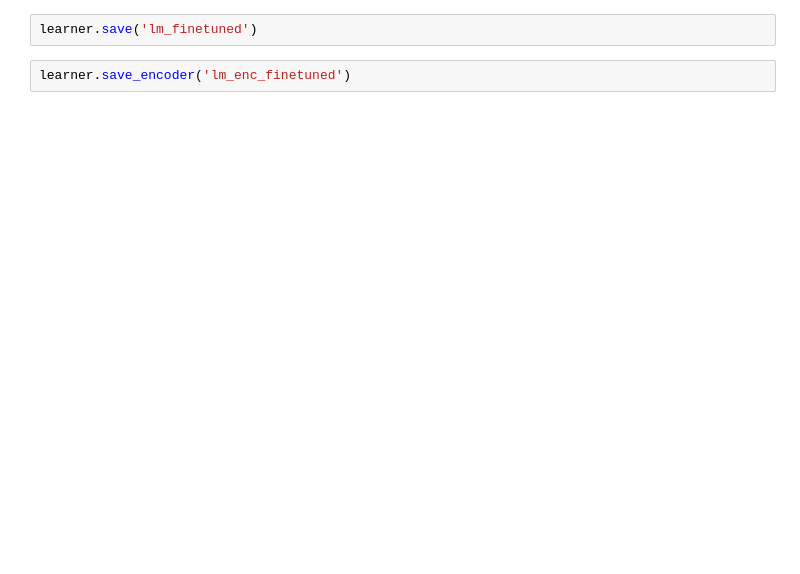
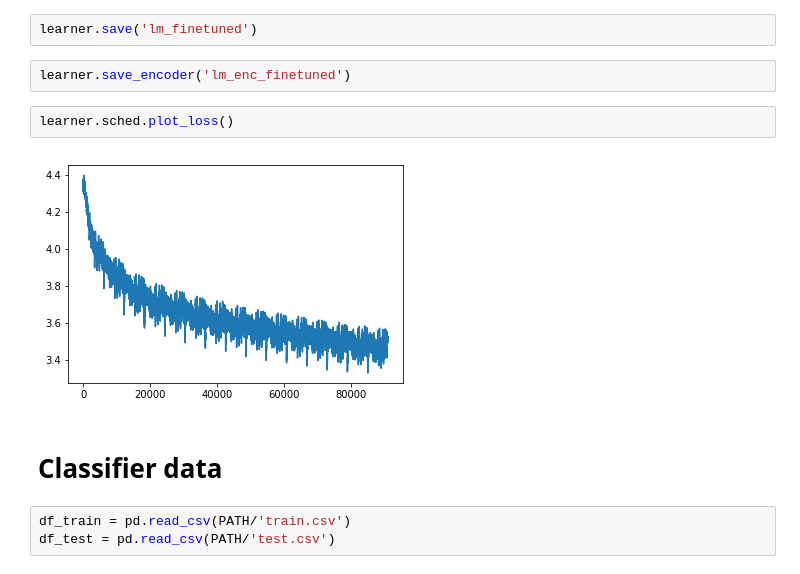
Before and after one commit to Wildebeest/fastai, a Jupyter notebook: courses/dl1/ToxicComments.ipynb, the cells around one changed output. Saved outputs shown, nothing was run; the diff lists cells and outputs as text; blank space fills up the shorter version.

Commit message:
Try to build a classifier

```diff
--- a/courses/dl1/ToxicComments.ipynb
+++ b/courses/dl1/ToxicComments.ipynb
@@ -300,3 +299,12 @@ learner.fit(lr, 1, wds=wd, use_clr=(20,10), cycle_len=15)
 learner.save('lm_finetuned')
 # %%
 learner.save_encoder('lm_enc_finetuned')
+# %%
+learner.sched.plot_loss()
+# %% [output]
+[figure, added]
+# %% [markdown]
+# Classifier data
+# %%
+df_train = pd.read_csv(PATH/'train.csv')
+df_test = pd.read_csv(PATH/'test.csv')
```
Also changed, not shown: parts of 22 cells of this notebook.
